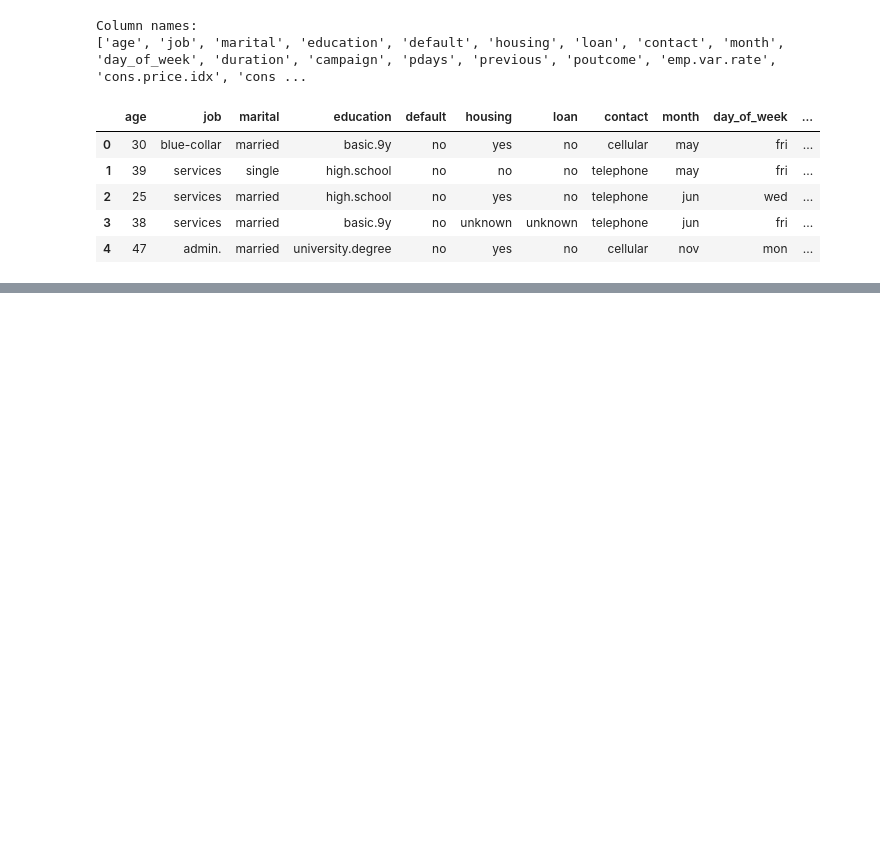
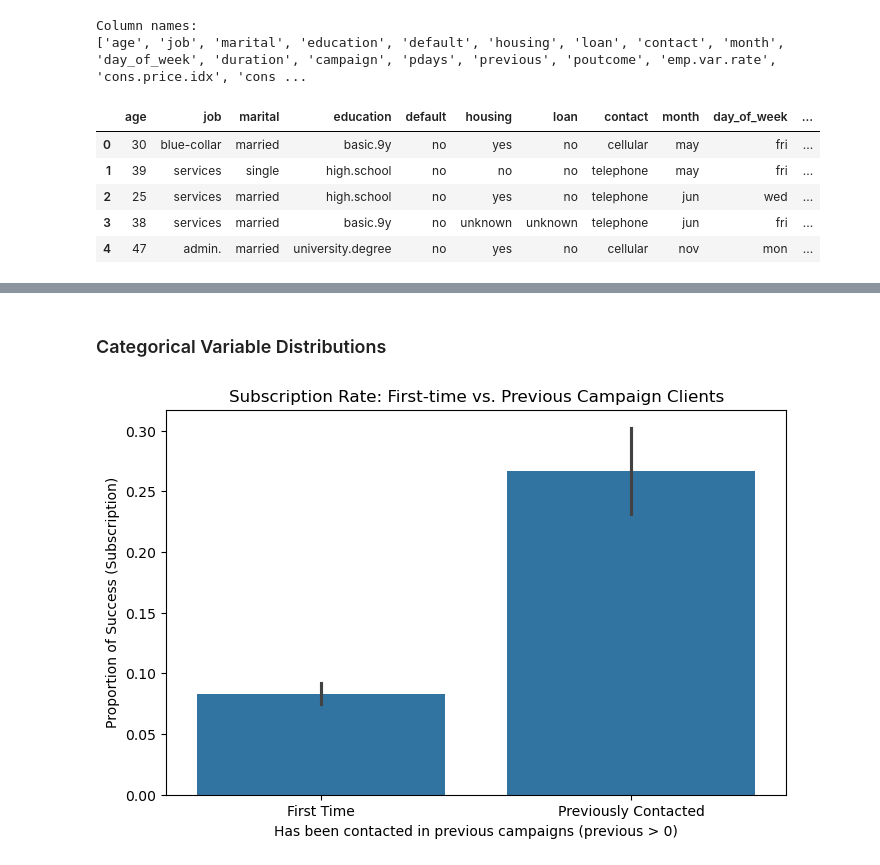
Before and after one commit to nicolas-gls/ML-fundamentals-2026, a Jupyter notebook: assignment_1_<nicolas_grass>.ipynb, the cells around one changed output, grey strips where cells are left out. Saved outputs shown, nothing was run; the diff lists cells and outputs as text; code cells hidden in the pictures; blank space fills up the shorter version.

```diff
--- a/assignment_1_<nicolas_grass>.ipynb
+++ b/assignment_1_<nicolas_grass>.ipynb
@@ -32,0 +213,22 @@ Another variable that could appear to be a target is "poutcome", the outcome of
+# %% [markdown]
+### Categorical Variable Distributions
+# %%
+#Barplot comparing subscription rates for clients with and without previous campaign contacts
+#Clients who have been contacted in previous campaigns may have a higher subscription rate due to increased familiarity with the bank's offerings, while first-time contacts may have a lower subscription rate.
+
+df['y_numeric'] = df['y'].map({'yes': 1, 'no': 0})
+df['has_previous'] = df['previous'] > 0
+
+plt.figure(figsize=(8, 5))
+sns.barplot(data=df, x='has_previous', y='y_numeric')
+
+plt.title('Subscription Rate: First-time vs. Previous Campaign Clients')
+plt.ylabel('Proportion of Success (Subscription)')
+plt.xlabel('Has been contacted in previous campaigns (previous > 0)')
+plt.xticks([0, 1], ['First Time', 'Previously Contacted'])
+plt.show()
+
+# Clean up the temporary column after plotting
+df.drop(columns=['y_numeric', 'has_previous'], inplace=True)
+# %% [output]
+[figure, added]
```
Also changed, not shown: parts of 28 cells of this notebook.
